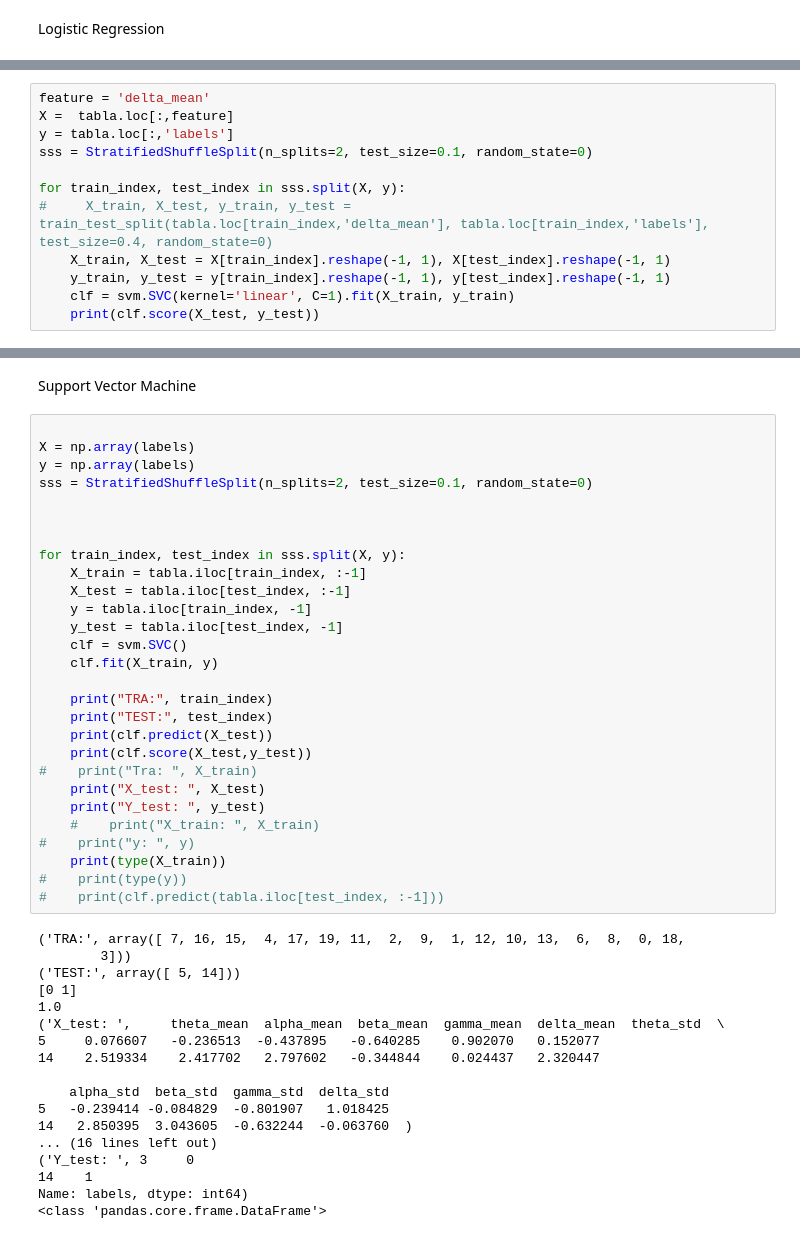
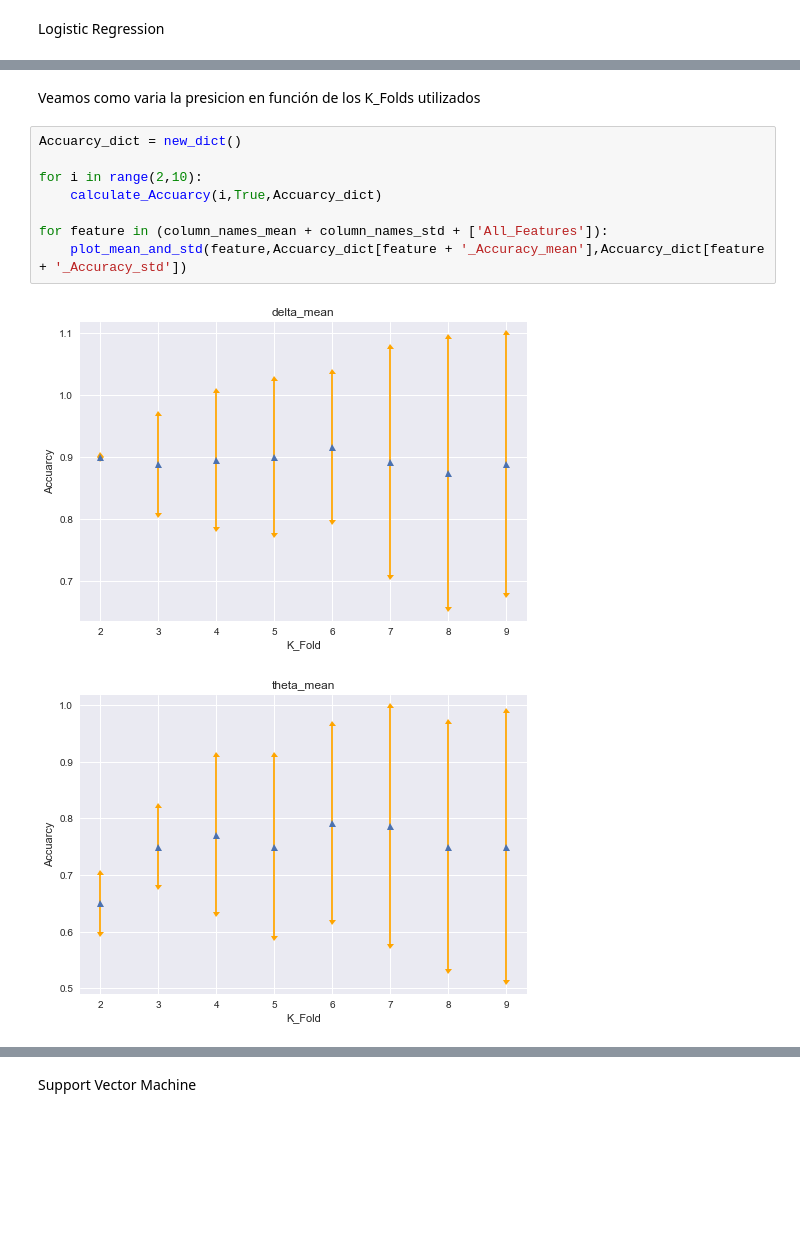
Before and after one commit to MascittiJA/CienciaDatos, a Jupyter notebook: TP3/tp3.ipynb, the cells around one changed output, grey strips where cells are left out. Saved outputs shown, nothing was run; the diff lists cells and outputs as text; blank space fills up the shorter version.

```diff
--- a/TP3/tp3.ipynb
+++ b/TP3/tp3.ipynb
@@ -221,12 +180,0 @@ Accuracy con todos los features: 0.94 (+/- 0.16)
-# %%
-feature = 'delta_mean'
-X =  tabla.loc[:,feature]
-y = tabla.loc[:,'labels']
-sss = StratifiedShuffleSplit(n_splits=2, test_size=0.1, random_state=0)
-
-for train_index, test_index in sss.split(X, y):
-#     X_train, X_test, y_train, y_test = train_test_split(tabla.loc[train_index,'delta_mean'], tabla.loc[train_index,'labels'], test_size=0.4, random_state=0)
-    X_train, X_test = X[train_index].reshape(-1, 1), X[test_index].reshape(-1, 1)
-    y_train, y_test = y[train_index].reshape(-1, 1), y[test_index].reshape(-1, 1)
-    clf = svm.SVC(kernel='linear', C=1).fit(X_train, y_train)
-    print(clf.score(X_test, y_test))
@@ -235,0 +196,13 @@ for train_index, test_index in sss.split(X, y):
+# %% [markdown]
+Veamos como varia la presicion en función de los K_Folds utilizados
+# %%
+Accuarcy_dict = new_dict()
+
+for i in range(2,10):
+    calculate_Accuarcy(i,True,Accuarcy_dict)
+
+for feature in (column_names_mean + column_names_std + ['All_Features']):
+    plot_mean_and_std(feature,Accuarcy_dict[feature + '_Accuracy_mean'],Accuarcy_dict[feature + '_Accuracy_std'])
+# %% [output]
+[figure, added]
+[figure, added]
@@ -236,48 +218,2 @@ for train_index, test_index in sss.split(X, y):
 # %% [markdown]
 Support Vector Machine
-# %%
-
-X = np.array(labels)
-y = np.array(labels)
-sss = StratifiedShuffleSplit(n_splits=2, test_size=0.1, random_state=0)
-
-
-
-for train_index, test_index in sss.split(X, y):
-    X_train = tabla.iloc[train_index, :-1]
-    X_test = tabla.iloc[test_index, :-1]
-    y = tabla.iloc[train_index, -1]
-    y_test = tabla.iloc[test_index, -1]
-    clf = svm.SVC()
-    clf.fit(X_train, y)
-
-    print("TRA:", train_index)
-    print("TEST:", test_index)
-    print(clf.predict(X_test))
-    print(clf.score(X_test,y_test))
-#    print("Tra: ", X_train)
-    print("X_test: ", X_test)
-    print("Y_test: ", y_test)
-    #    print("X_train: ", X_train)
-#    print("y: ", y)
-    print(type(X_train))
-#    print(type(y))
-#    print(clf.predict(tabla.iloc[test_index, :-1]))
-# %% [output]
-('TRA:', array([ 7, 16, 15,  4, 17, 19, 11,  2,  9,  1, 12, 10, 13,  6,  8,  0, 18,
-        3]))
-('TEST:', array([ 5, 14]))
-[0 1]
-1.0
-('X_test: ',     theta_mean  alpha_mean  beta_mean  gamma_mean  delta_mean  theta_std  \
-5     0.076607   -0.236513  -0.437895   -0.640285    0.902070   0.152077
-14    2.519334    2.417702   2.797602   -0.344844    0.024437   2.320447
-
-    alpha_std  beta_std  gamma_std  delta_std
-5   -0.239414 -0.084829  -0.801907   1.018425
-14   2.850395  3.043605  -0.632244  -0.063760  )
-... (16 lines left out)
-('Y_test: ', 3     0
-14    1
-Name: labels, dtype: int64)
-<class 'pandas.core.frame.DataFrame'>
```
Also changed, not shown: parts of 12 cells of this notebook.
